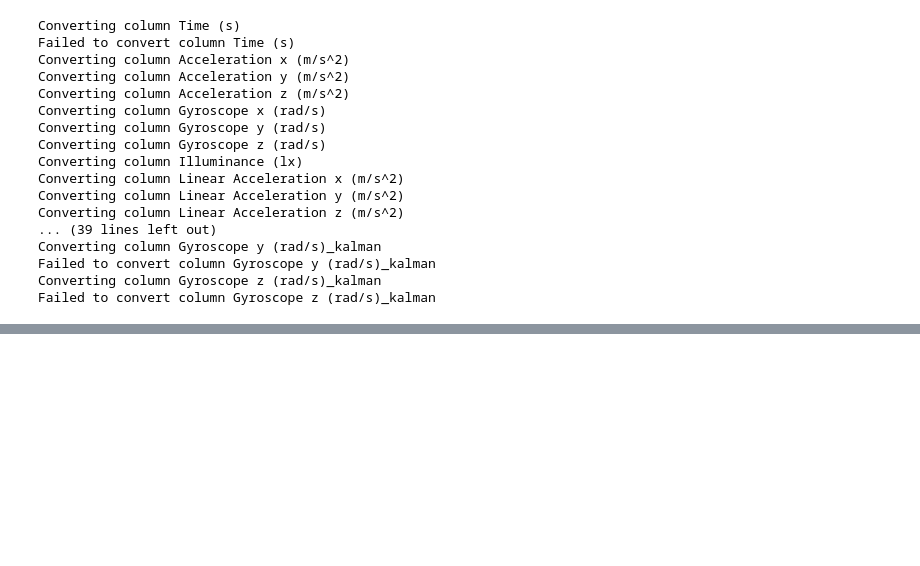
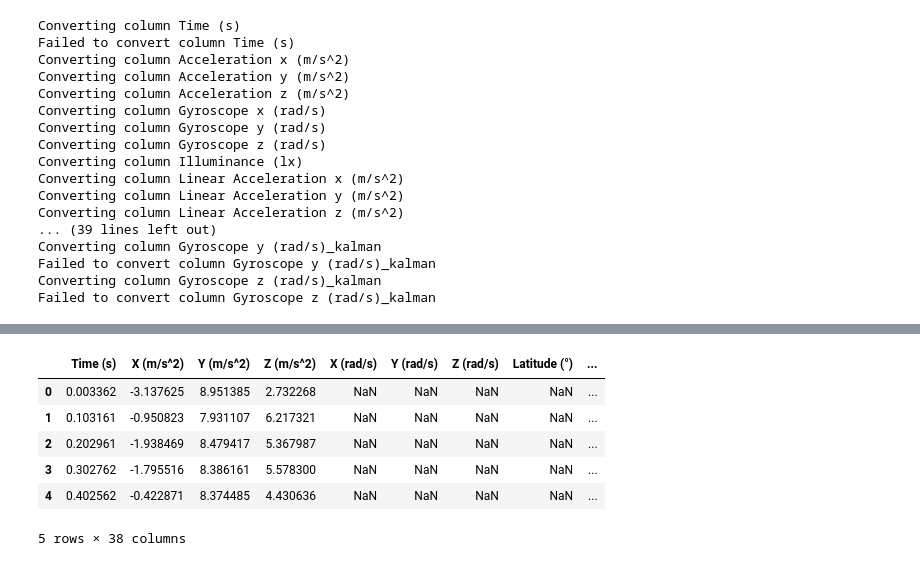
Before and after one commit to BluntKatana/transportation-mode-classifier, a Jupyter notebook: notebooks/data_prep.ipynb, the cells around one changed output, grey strips where cells are left out. Drawn from its saved outputs; the diff is of its cells as text; code cells hidden in the pictures; blank space fills up the shorter version.

```diff
--- a/notebooks/data_prep.ipynb
+++ b/notebooks/data_prep.ipynb
@@ -127,3 +127,12 @@ Converting column Gyroscope y (rad/s)_kalman
 Failed to convert column Gyroscope y (rad/s)_kalman
 Converting column Gyroscope z (rad/s)_kalman
 Failed to convert column Gyroscope z (rad/s)_kalman
+# %%
+import pandas as pd
+
+# Read the data
+all_data = pd.read_csv("../data/all_data.csv")
+
+# merge the column X (m/s^2) and Y (m/s^2) to Acceleration (m/s^2)
+
+all_data.columns
@@ -129,0 +153,10 @@ Failed to convert column Gyroscope z (rad/s)_kalman
+# %%
+all_data.head()
+# %% [output]
+|  | Time (s) | X (m/s^2) | Y (m/s^2) | Z (m/s^2) | X (rad/s) | Y (rad/s) | Z (rad/s) | Latitude (°) | ... |
+| 0 | 0.003362 | -3.137625 | 8.951385 | 2.732268 | NaN | NaN | NaN | NaN | ... |
+| 1 | 0.103161 | -0.950823 | 7.931107 | 6.217321 | NaN | NaN | NaN | NaN | ... |
+| 2 | 0.202961 | -1.938469 | 8.479417 | 5.367987 | NaN | NaN | NaN | NaN | ... |
+| 3 | 0.302762 | -1.795516 | 8.386161 | 5.578300 | NaN | NaN | NaN | NaN | ... |
+| 4 | 0.402562 | -0.422871 | 8.374485 | 4.430636 | NaN | NaN | NaN | NaN | ... |
+5 rows × 38 columns
```
Also changed, not shown: parts of 3 cells of this notebook, 8 other files.
